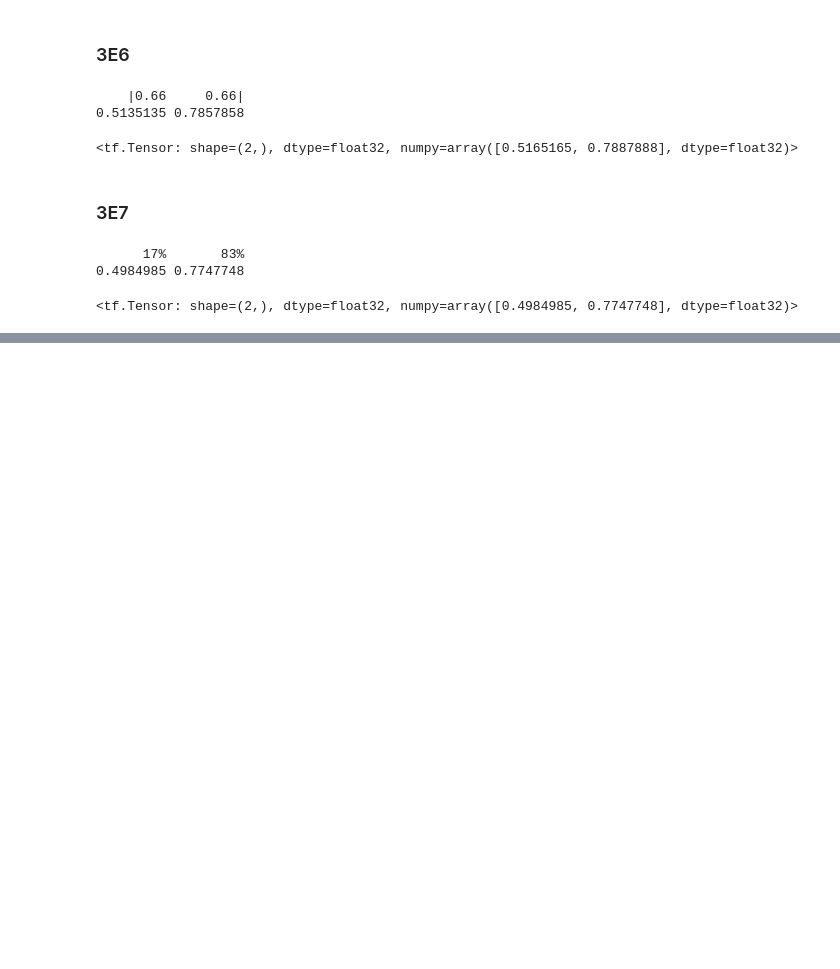
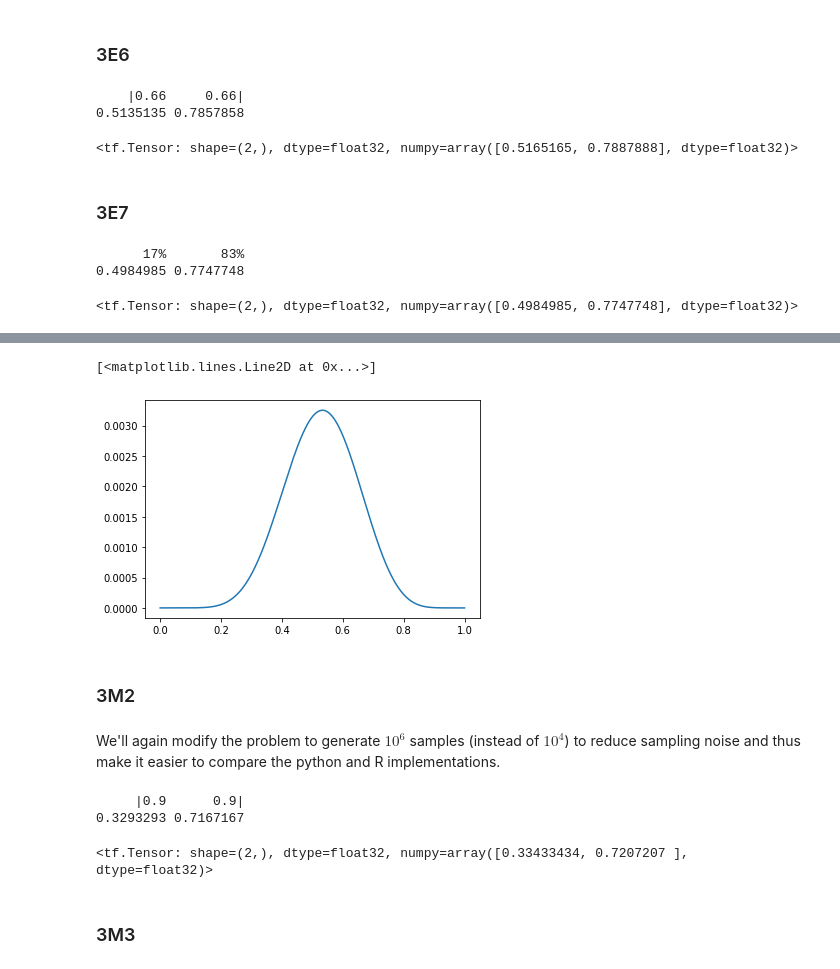
Before and after one commit to kms15/reading_notes, a Jupyter notebook: StatisticalRethinking/StatisticalRethinkingCh3.ipynb, the cells around one changed output, grey strips where cells are left out. Drawn from its saved outputs; the diff is of its cells as text; code cells hidden in the pictures; blank space fills up the shorter version.

Commit message:
Continued problem set for Rethinking Statistics Ch3

```diff
--- a/StatisticalRethinking/StatisticalRethinkingCh3.ipynb
+++ b/StatisticalRethinking/StatisticalRethinkingCh3.ipynb
@@ -561,0 +576,31 @@ tfp.stats.percentile(samples, [17, 83])
+# %%
+p_grid = tf.linspace(0., 1., 1000)
+prior = tf.ones_like(p_grid)
+likelihood = tfd.Binomial(15, probs=p_grid).prob(8)
+posterior = likelihood*prior
+posterior = posterior / tf.reduce_sum(posterior)
+plt.plot(p_grid, posterior)
+# %% [output]
+[<matplotlib.lines.Line2D at 0x...>]
+[figure, added]
+# %% [markdown]
+### 3M2
+# %% [markdown]
+We'll again modify the problem to generate $10^6$ samples (instead of $10^4$) to reduce sampling noise and thus make it easier to compare the python and R implementations.
+# %%
+%%R
+
+set.seed(42)
+samples <- sample(p_grid, prob=posterior, size=1e6, replace=TRUE)
+HPDI(samples, 0.9)
+# %% [output]
+     |0.9      0.9|
+0.3293293 0.7167167
+# %%
+tf.random.set_seed(42)
+samples = tf.gather(p_grid, tfd.Categorical(probs=posterior).sample(10**6))
+HPDI(samples, 0.9)
+# %% [output]
+<tf.Tensor: shape=(2,), dtype=float32, numpy=array([0.33433434, 0.7207207 ], dtype=float32)>
+# %% [markdown]
+### 3M3
```
Also changed, not shown: parts of 53 cells of this notebook.
